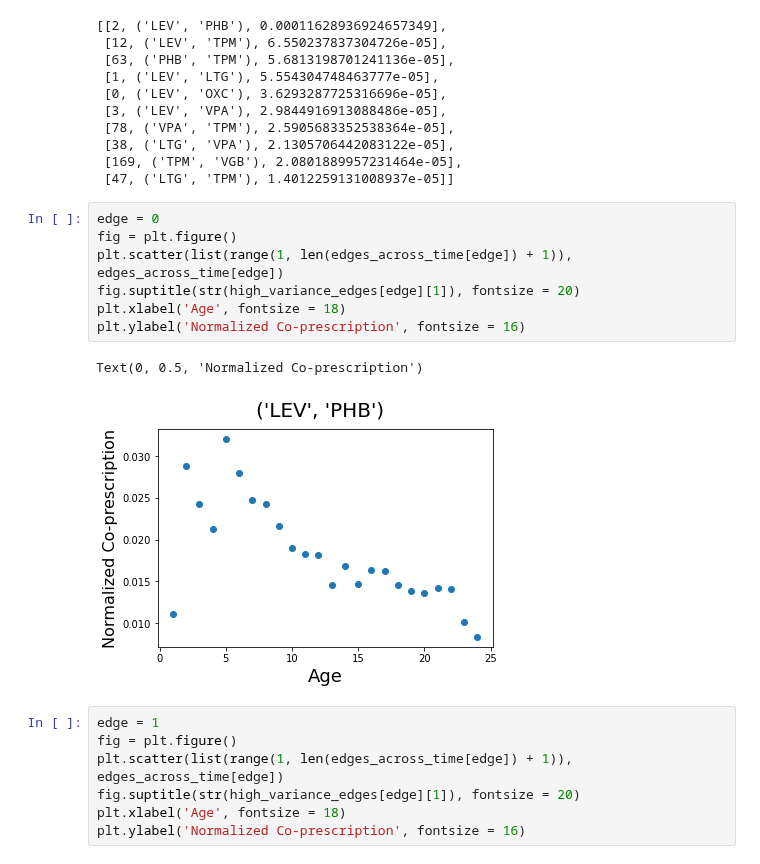
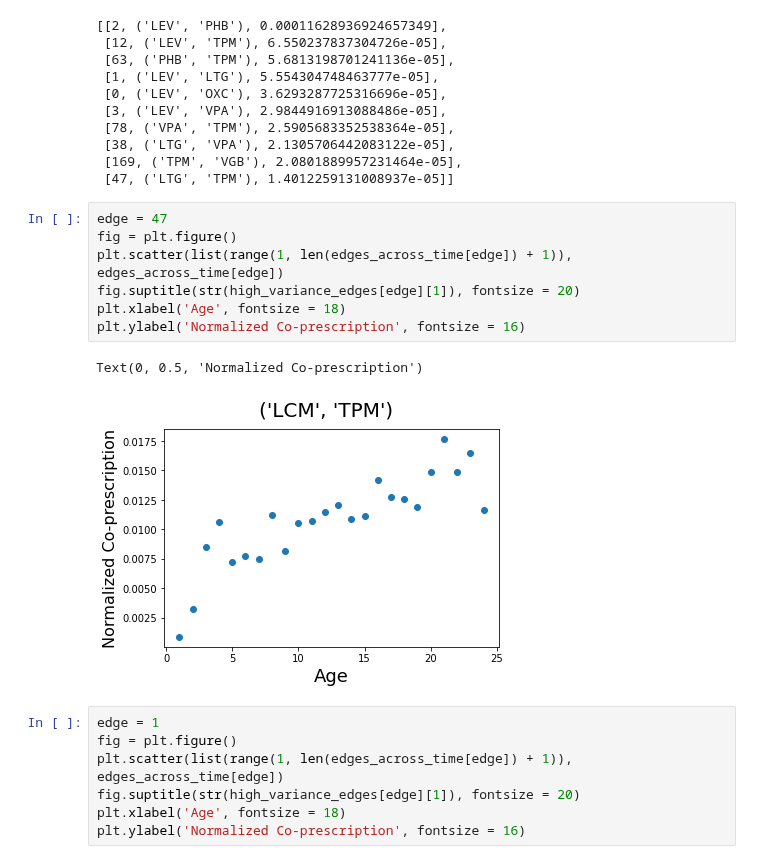
Before and after one commit to spatank/CIS-545, a Jupyter notebook: project_SPP.ipynb, the cells around one changed output. Cells and saved outputs as stored; diff of their text form.

```diff
--- a/project_SPP.ipynb
+++ b/project_SPP.ipynb
@@ -81,15 +81,15 @@ high_variance_edges[:10]
  [169, ('TPM', 'VGB'), 2.0801889957231464e-05],
  [47, ('LTG', 'TPM'), 1.4012259131008937e-05]]
 # %%
-edge = 0
+edge = 47
 fig = plt.figure()
 plt.scatter(list(range(1, len(edges_across_time[edge]) + 1)), edges_across_time[edge])
 fig.suptitle(str(high_variance_edges[edge][1]), fontsize = 20)
 plt.xlabel('Age', fontsize = 18)
 plt.ylabel('Normalized Co-prescription', fontsize = 16)
 # %% [output]
 Text(0, 0.5, 'Normalized Co-prescription')
-[figure, old version]
+[figure, new version]
 # %%
 edge = 1
 fig = plt.figure()
```
